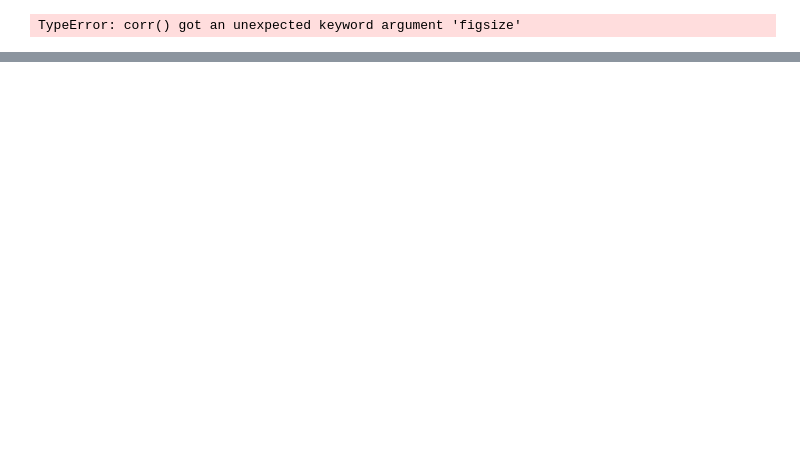
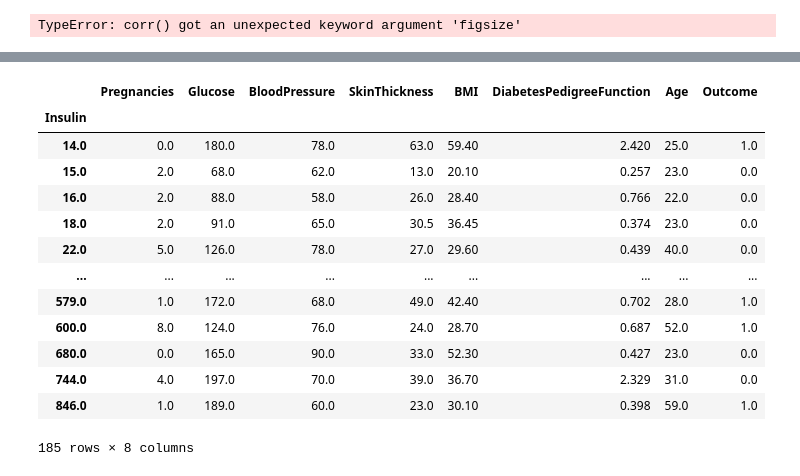
Before and after one commit to Wamuza1/Diabetes-Prediction-Analysis, a Jupyter notebook: Ins_Logistic_Regression.ipynb, the cells around one changed output, grey strips where cells are left out. Cells and saved outputs as stored; diff of their text form; code cells hidden in the pictures; blank space fills up the shorter version.

```diff
--- a/Ins_Logistic_Regression.ipynb
+++ b/Ins_Logistic_Regression.ipynb
@@ -150,0 +221,17 @@ TypeError: corr() got an unexpected keyword argument 'figsize'
+# %%
+df2
+# %% [output]
+|  | Pregnancies | Glucose | BloodPressure | SkinThickness | BMI | DiabetesPedigreeFunction | Age | Outcome |
+| Insulin |  |  |  |  |  |  |  |  |
+| 14.0 | 0.0 | 180.0 | 78.0 | 63.0 | 59.40 | 2.420 | 25.0 | 1.0 |
+| 15.0 | 2.0 | 68.0 | 62.0 | 13.0 | 20.10 | 0.257 | 23.0 | 0.0 |
+| 16.0 | 2.0 | 88.0 | 58.0 | 26.0 | 28.40 | 0.766 | 22.0 | 0.0 |
+| 18.0 | 2.0 | 91.0 | 65.0 | 30.5 | 36.45 | 0.374 | 23.0 | 0.0 |
+| 22.0 | 5.0 | 126.0 | 78.0 | 27.0 | 29.60 | 0.439 | 40.0 | 0.0 |
+| ... | ... | ... | ... | ... | ... | ... | ... | ... |
+| 579.0 | 1.0 | 172.0 | 68.0 | 49.0 | 42.40 | 0.702 | 28.0 | 1.0 |
+| 600.0 | 8.0 | 124.0 | 76.0 | 24.0 | 28.70 | 0.687 | 52.0 | 1.0 |
+| 680.0 | 0.0 | 165.0 | 90.0 | 33.0 | 52.30 | 0.427 | 23.0 | 0.0 |
+| 744.0 | 4.0 | 197.0 | 70.0 | 39.0 | 36.70 | 2.329 | 31.0 | 0.0 |
+| 846.0 | 1.0 | 189.0 | 60.0 | 23.0 | 30.10 | 0.398 | 59.0 | 1.0 |
+185 rows × 8 columns
```
Also changed, not shown: parts of 19 cells of this notebook.
